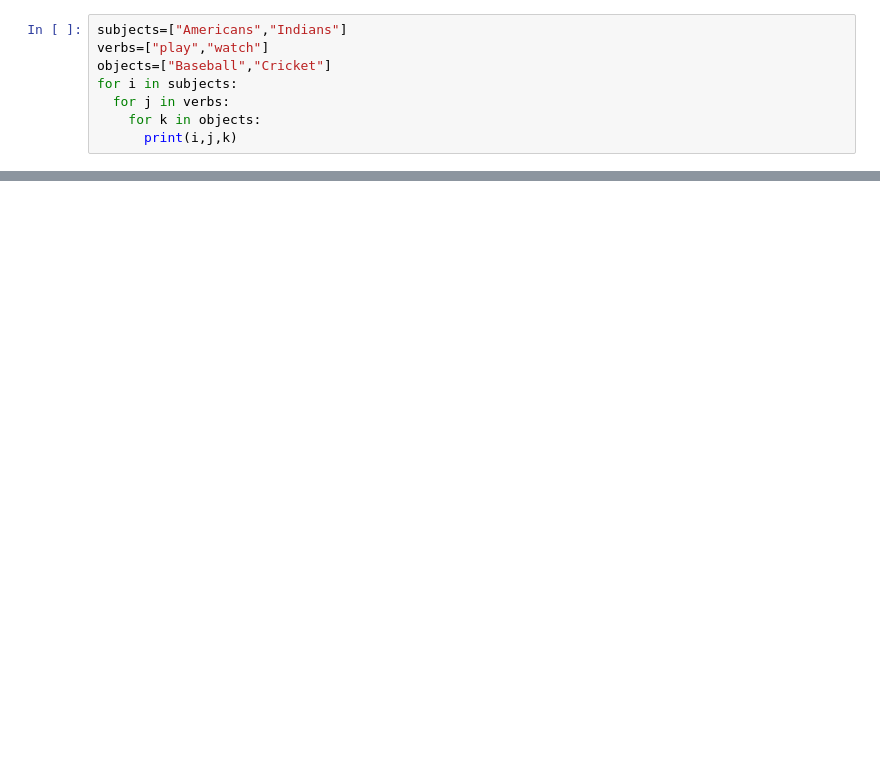
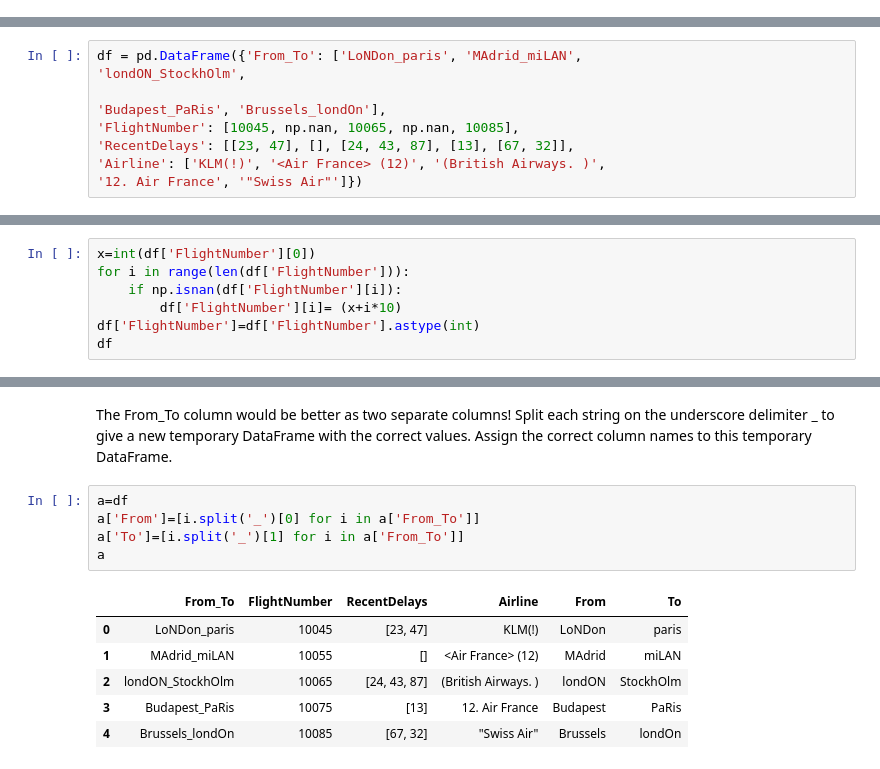
Before and after one commit to KeerthanaTurai/Ineuron-Assignments, a Jupyter notebook: INeuron_Assignment_5.ipynb, the cells around one changed output, grey strips where cells are left out. Saved outputs shown, nothing was run; the diff lists cells and outputs as text; blank space fills up the shorter version.

```diff
--- a/INeuron_Assignment_5.ipynb
+++ b/INeuron_Assignment_5.ipynb
@@ -45,8 +0,0 @@ Indians watch Cricket.
-# %%
-subjects=["Americans","Indians"]
-verbs=["play","watch"]
-objects=["Baseball","Cricket"]
-for i in subjects:
-  for j in verbs:
-    for k in objects:
-      print(i,j,k)
@@ -61,0 +4,9 @@ Indians watch Cricket
+# %%
+df = pd.DataFrame({'From_To': ['LoNDon_paris', 'MAdrid_miLAN',
+'londON_StockhOlm',
+
+'Budapest_PaRis', 'Brussels_londOn'],
+'FlightNumber': [10045, np.nan, 10065, np.nan, 10085],
+'RecentDelays': [[23, 47], [], [24, 43, 87], [13], [67, 32]],
+'Airline': ['KLM(!)', '<Air France> (12)', '(British Airways. )',
+'12. Air France', '"Swiss Air"']})
@@ -61,0 +24,7 @@ Indians watch Cricket
+# %%
+x=int(df['FlightNumber'][0])
+for i in range(len(df['FlightNumber'])):
+    if np.isnan(df['FlightNumber'][i]):
+        df['FlightNumber'][i]= (x+i*10)
+df['FlightNumber']=df['FlightNumber'].astype(int)
+df
@@ -61,0 +42,17 @@ Indians watch Cricket
+# %% [markdown]
+The From_To column would be better as two separate columns! Split each
+string on the underscore delimiter _ to give a new temporary DataFrame with
+the correct values. Assign the correct column names to this temporary
+DataFrame.
+# %%
+a=df
+a['From']=[i.split('_')[0] for i in a['From_To']]
+a['To']=[i.split('_')[1] for i in a['From_To']]
+a
+# %% [output]
+|  | From_To | FlightNumber | RecentDelays | Airline | From | To |
+| 0 | LoNDon_paris | 10045 | [23, 47] | KLM(!) | LoNDon | paris |
+| 1 | MAdrid_miLAN | 10055 | [] | <Air France> (12) | MAdrid | miLAN |
+| 2 | londON_StockhOlm | 10065 | [24, 43, 87] | (British Airways. ) | londON | StockhOlm |
+| 3 | Budapest_PaRis | 10075 | [13] | 12. Air France | Budapest | PaRis |
+| 4 | Brussels_londOn | 10085 | [67, 32] | "Swiss Air" | Brussels | londOn |
```
Also changed, not shown: parts of 22 cells of this notebook.
